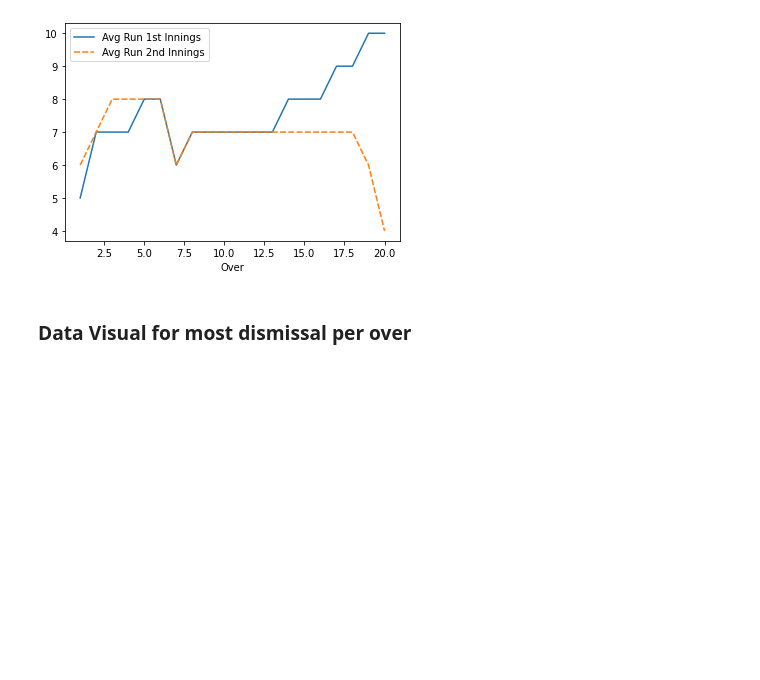
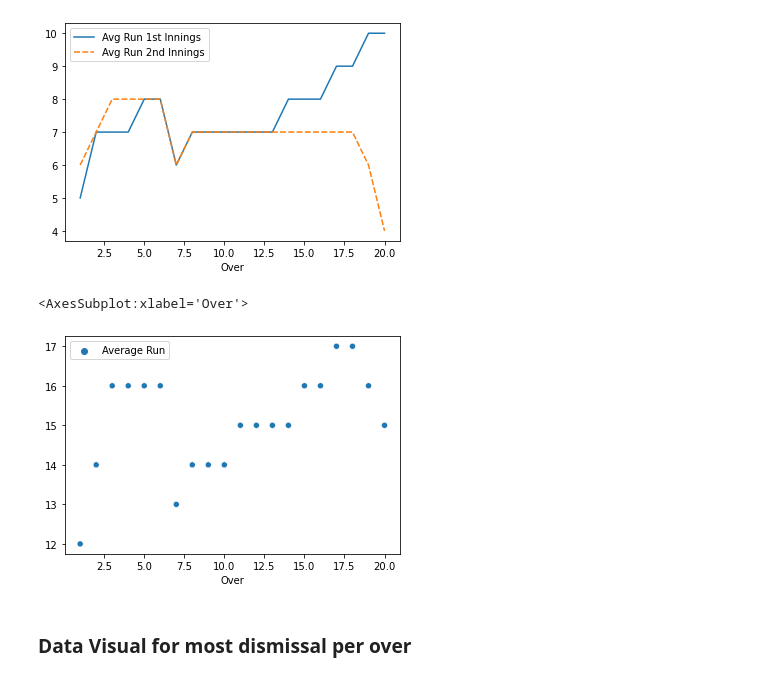
Before and after one commit to Utkarsh736/IPL_Data_Analysis, a Jupyter notebook: Template.ipynb, the cells around one changed output. Drawn from its saved outputs; the diff is of its cells as text; code cells hidden in the pictures; blank space fills up the shorter version.

```diff
--- a/Template.ipynb
+++ b/Template.ipynb
@@ -477,6 +513,11 @@ sns.lineplot(data=res2)
 # %% [output]
 <AxesSubplot:xlabel='Over'>
 [figure]
+# %%
+sns.scatterplot(data=df)
+# %% [output]
+<AxesSubplot:xlabel='Over'>
+[figure, added]
 # %% [markdown]
 ### Data Visual for most dismissal per over
 # %%
```
Also changed, not shown: parts of 8 cells of this notebook, 1 other file.
